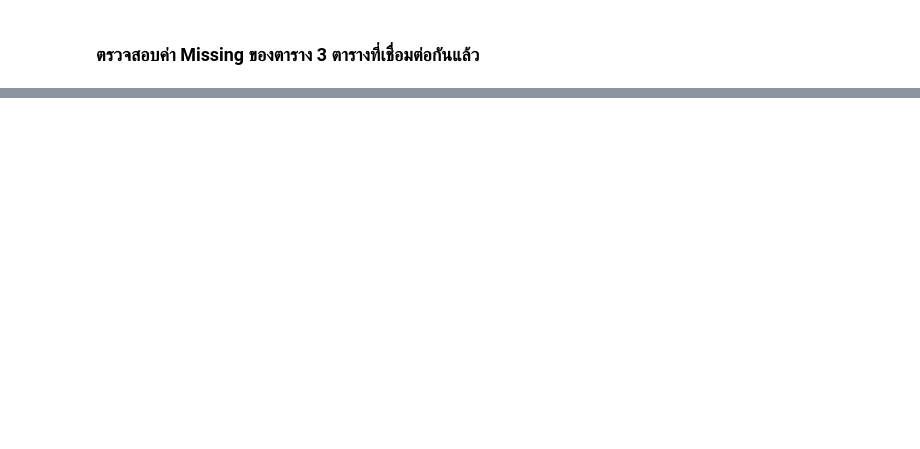
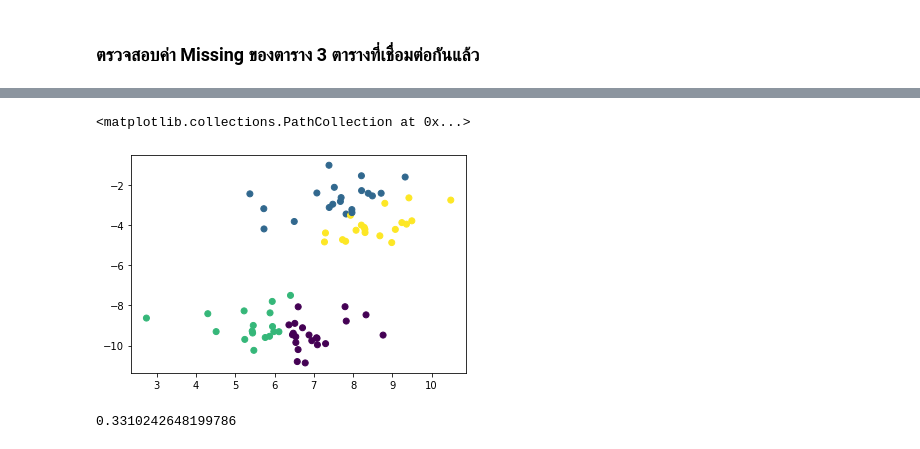
Before and after one commit to Chonthichasi/DWDM2021, a Jupyter notebook: Project_DWDM.ipynb, the cells around one changed output, grey strips where cells are left out. Cells and saved outputs as stored; diff of their text form; code cells hidden in the pictures; blank space fills up the shorter version.

```diff
--- a/Project_DWDM.ipynb
+++ b/Project_DWDM.ipynb
@@ -560,0 +667,11 @@ dtype: bool
+# %%
+from matplotlib import pyplot as plt
+plt.scatter(X[:,0],X[:,1],c=labels_4)
+# %% [output]
+<matplotlib.collections.PathCollection at 0x...>
+[figure, added]
+# %%
+from sklearn import metrics
+metrics.silhouette_score(X, labels_4, metric='euclidean')
+# %% [output]
+0.3310242648199786
```
Also changed, not shown: parts of 106 cells of this notebook.
